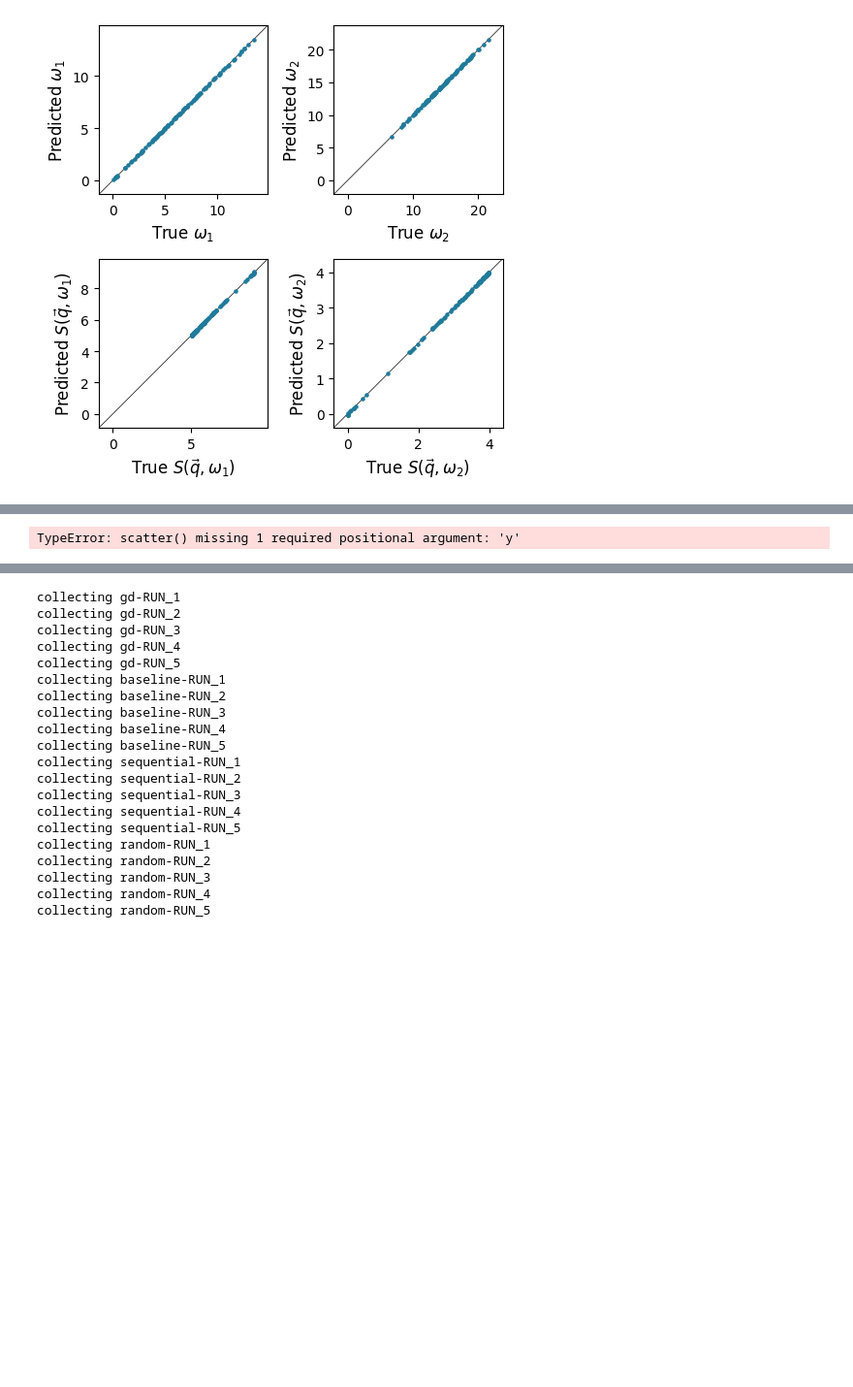
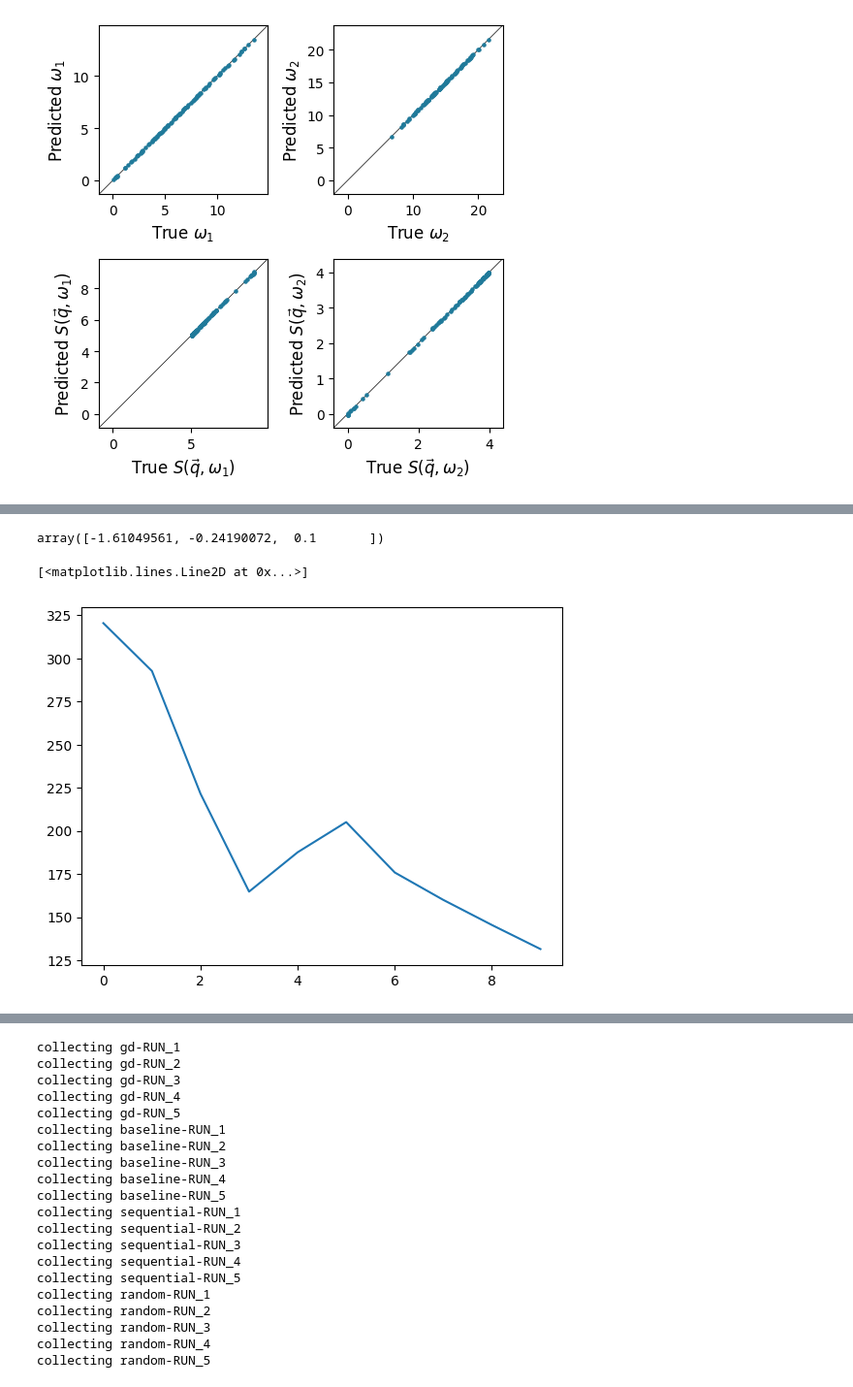
Before and after one commit to zhantaochen/ML-XPFS_Steering, a Jupyter notebook: benchmarks_postproc_offline.ipynb, the cells around one changed output, grey strips where cells are left out. Shown: that part at 97% size. Cells and saved outputs as stored; diff of their text form; code cells hidden in the pictures; blank space fills up the shorter version.

```diff
--- a/benchmarks_postproc_offline.ipynb
+++ b/benchmarks_postproc_offline.ipynb
@@ -95,13 +111,13 @@ def read_pkl_data(fname):
 # %%
 noise_level = 10.0
 pw = 0.2
-# datadir = 'data/benchmark'
-datadir = '/pscratch/sd/z/zhantao/BayesExpSteering/benchmarks'
+datadir = 'benchmarks'
+# datadir = '/pscratch/sd/z/zhantao/BayesExpSteering/benchmarks'
 
 task_labels = ['gd', 'baseline', 'sequential', 'random']
-run_labels = ['RUN_1', 'RUN_2']
+run_labels = ['RUN_1', 'RUN_2', 'RUN_3', 'RUN_4']
 fname_lst = [
-    os.path.join(datadir, f'{run}/bayesian_{task}_pw-{pw}_nl-{noise_level}_Nb-200.pkl') for task in task_labels for run in run_labels
+    os.path.join(datadir, f'{run}/bayesian_{task}_pw-{pw}_nl-{noise_level}_Nb-100.pkl') for task in task_labels for run in run_labels
 ]
 
 print('\n'.join(fname_lst))
@@ -118,5 +142,8 @@ print('\n'.join(fname_lst))
 with open(fname_lst[0], 'rb') as f:
     data_dict = pickle.load(f)
 # %%
-measurement_settings = data_dict['measurement_settings']
-measurements = data_dict['measurements']
+sample_idx = 2
+
+param_true = data_dict[sample_idx]['param_true']
+measurement_settings = data_dict[sample_idx]['measurement_settings']
+measurements = data_dict[sample_idx]['measurements']
@@ -146,4 +149,0 @@ testing:
-# %%
-plt.scatter(measurement_settings)
-# %% [output]
-TypeError: scatter() missing 1 required positional argument: 'y'
@@ -149,0 +155,26 @@ TypeError: scatter() missing 1 required positional argument: 'y'
+# %%
+param_true
+# %% [output]
+array([-1.61049561, -0.24190072,  0.1       ])
+# %%
+t = torch.from_numpy(measurement_settings).squeeze()
+S = torch.from_numpy(measurements).squeeze()
+
+loss_hist, params_hist = fit_measurement_with_OptBayesExpt_parameters(
+    model_spec, t, S,
+    (('J', 'D', 'gamma'), param_true, (0.05,0.05, 0.05)),
+    pulse_width=pw, norm_I0=100,
+    lr=0.025, maxiter=10, batch_size=10, model_uncertainty=False, verbose=True, device='cuda'
+)
+
+# loss_hist, params_hist = fit_measurement_with_OptBayesExpt_parameters(
+#     model_spec, t, S,
+#     (('J', 'D', 'gamma'), particles_init, (None, None, None)),
+#     pulse_width=pw, norm_I0=100, params_type='particles',
+#     lr=0.025, maxiter=1000, batch_size=len(particles_init[0]), model_uncertainty=False, verbose=True, device='cuda'
+# )
+# %%
+plt.plot(loss_hist)
+# %% [output]
+[<matplotlib.lines.Line2D at 0x...>]
+[figure, added]
```
Also changed, not shown: parts of 8 cells of this notebook, 21 other files.
